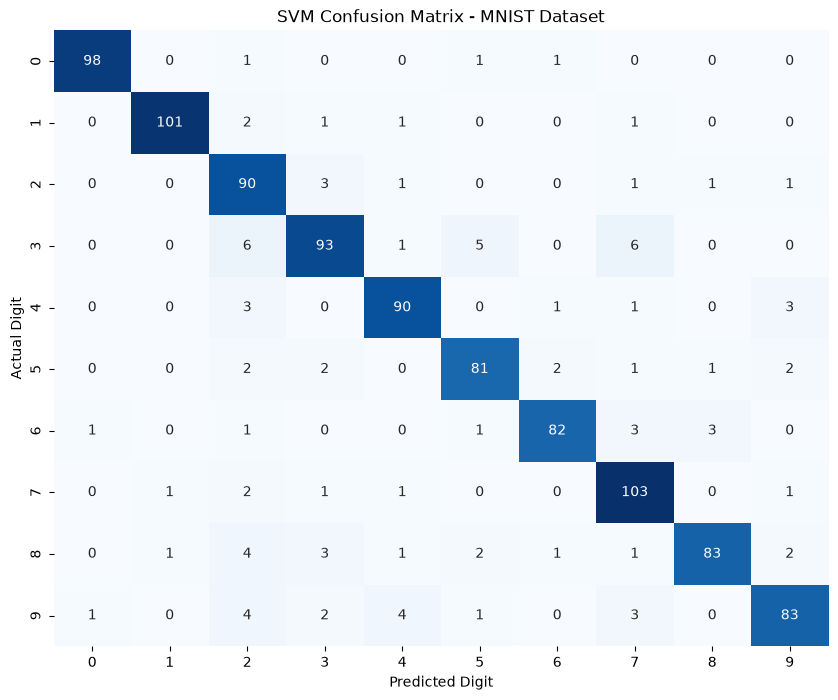
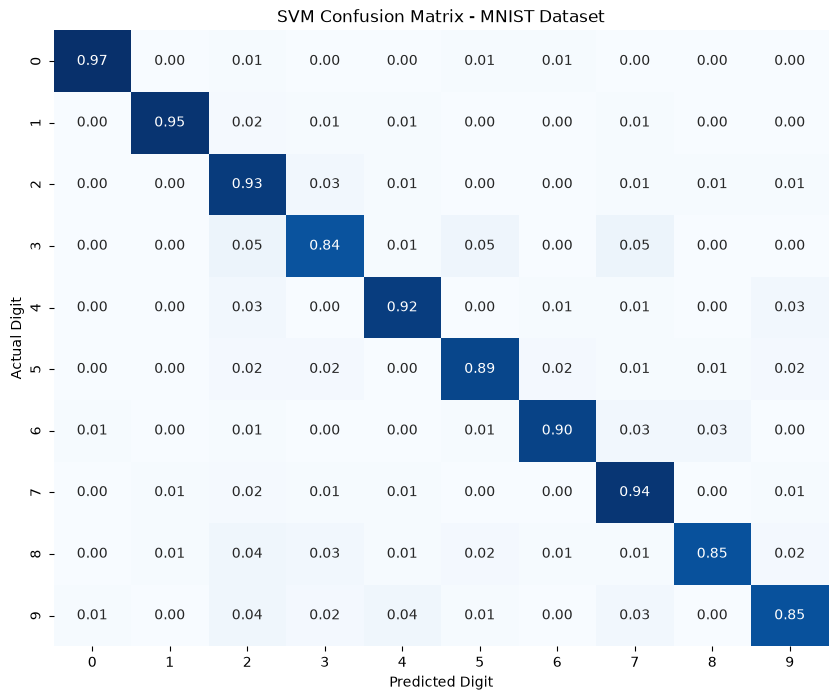
The notebook cell's code change between the first figure and the second:
--- before
+++ after
@@ -8,8 +8,8 @@
 print(f"Recall:    {recall:.4f}")
 
-# Confusion Matrix
-cm = confusion_matrix(y_test, y_pred)
+# Confusion Matrix - SVM
+cm = confusion_matrix(y_test, y_pred, normalize = "true")
 plt.figure(figsize=(10, 8))
-sns.heatmap(cm, annot=True, fmt="d", cmap="Blues", cbar=False)
+sns.heatmap(cm, annot=True, fmt=".2f", cmap="Blues", cbar=False)
 plt.title("SVM Confusion Matrix - MNIST Dataset")
 plt.xlabel("Predicted Digit")

Commit: normalized cm